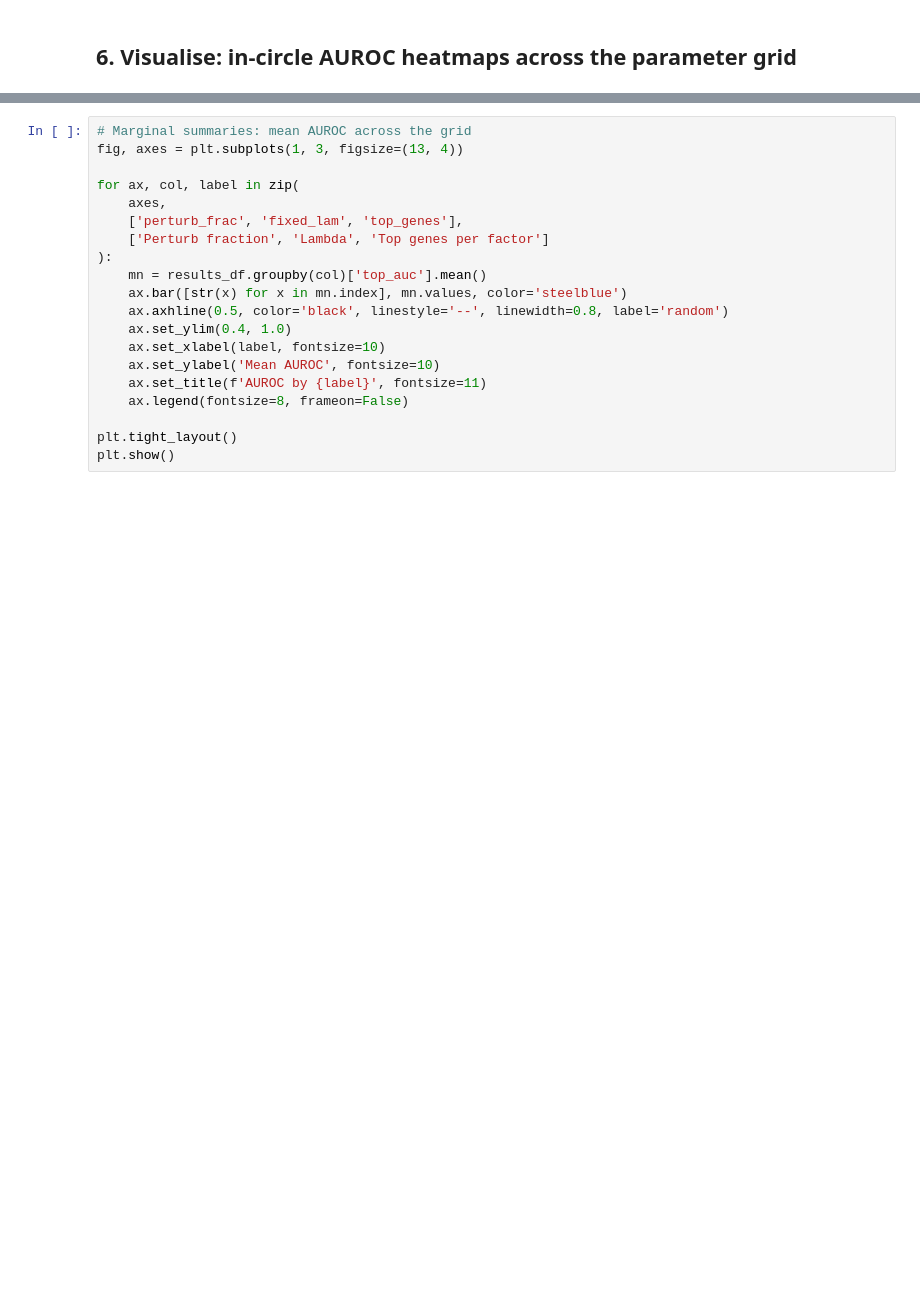
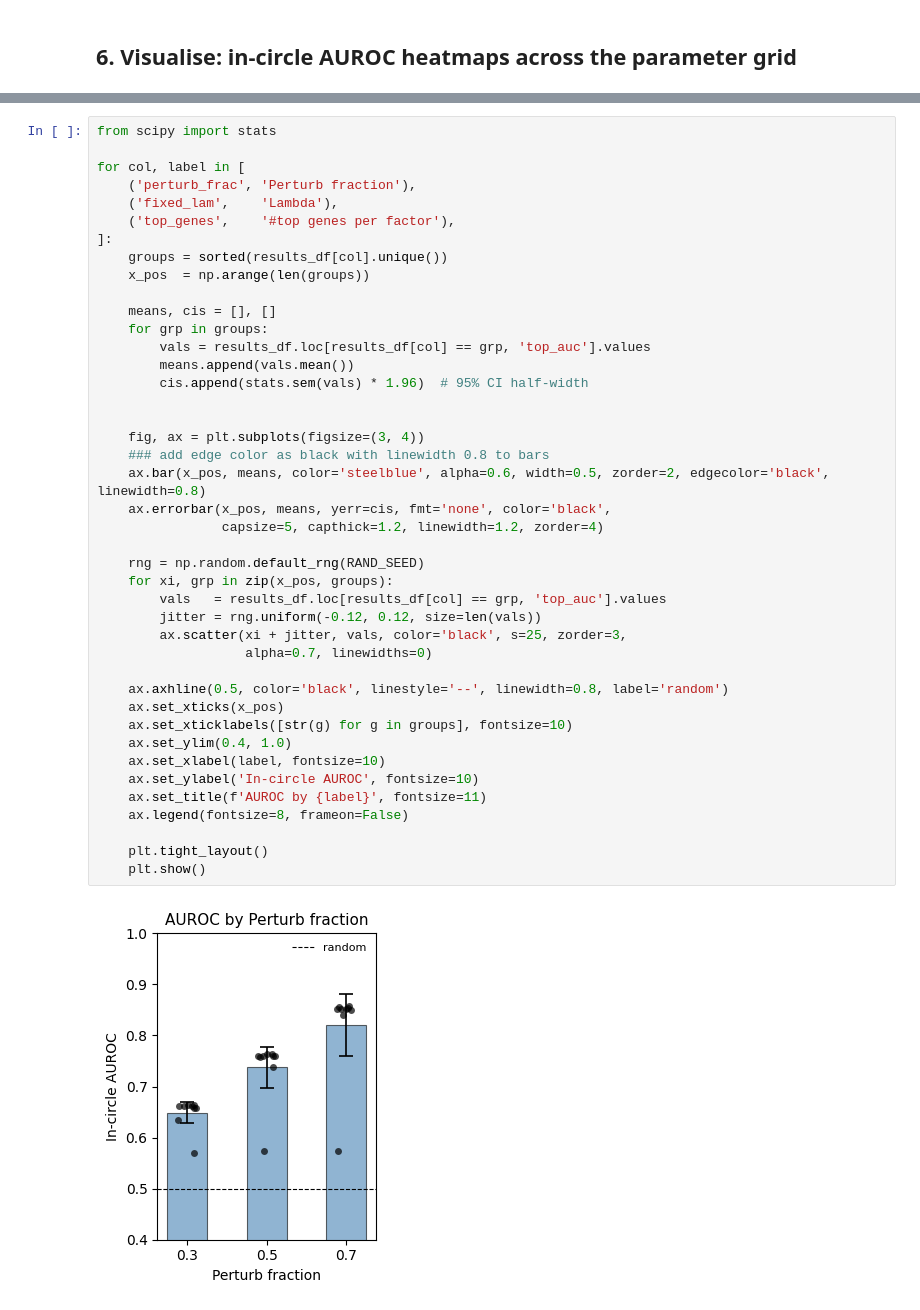
Before and after one commit to delipouya/SpatialPeeler, a Jupyter notebook: benchmark/code/B.6.benchmark_eval_grid.ipynb, the cells around one changed output, grey strips where cells are left out. Saved outputs shown, nothing was run; the diff lists cells and outputs as text; blank space fills up the shorter version.

```diff
--- a/benchmark/code/B.6.benchmark_eval_grid.ipynb
+++ b/benchmark/code/B.6.benchmark_eval_grid.ipynb
@@ -275,20 +325,44 @@ plot_auc_grid(results_df, 'best_auc',
-# %%
-# Marginal summaries: mean AUROC across the grid
-fig, axes = plt.subplots(1, 3, figsize=(13, 4))
-
-for ax, col, label in zip(
-    axes,
-    ['perturb_frac', 'fixed_lam', 'top_genes'],
-    ['Perturb fraction', 'Lambda', 'Top genes per factor']
-):
-    mn = results_df.groupby(col)['top_auc'].mean()
-    ax.bar([str(x) for x in mn.index], mn.values, color='steelblue')
-    ax.axhline(0.5, color='black', linestyle='--', linewidth=0.8, label='random')
-    ax.set_ylim(0.4, 1.0)
-    ax.set_xlabel(label, fontsize=10)
-    ax.set_ylabel('Mean AUROC', fontsize=10)
-    ax.set_title(f'AUROC by {label}', fontsize=11)
-    ax.legend(fontsize=8, frameon=False)
-
-plt.tight_layout()
-plt.show()
+# %%
+from scipy import stats
+
+for col, label in [
+    ('perturb_frac', 'Perturb fraction'),
+    ('fixed_lam',    'Lambda'),
+    ('top_genes',    '#top genes per factor'),
+]:
+    groups = sorted(results_df[col].unique())
+    x_pos  = np.arange(len(groups))
+
+    means, cis = [], []
+    for grp in groups:
+        vals = results_df.loc[results_df[col] == grp, 'top_auc'].values
+        means.append(vals.mean())
+        cis.append(stats.sem(vals) * 1.96)  # 95% CI half-width
+
+
+    fig, ax = plt.subplots(figsize=(3, 4))
+    ### add edge color as black with linewidth 0.8 to bars
+    ax.bar(x_pos, means, color='steelblue', alpha=0.6, width=0.5, zorder=2, edgecolor='black', linewidth=0.8)
+    ax.errorbar(x_pos, means, yerr=cis, fmt='none', color='black',
+                capsize=5, capthick=1.2, linewidth=1.2, zorder=4)
+
+    rng = np.random.default_rng(RAND_SEED)
+    for xi, grp in zip(x_pos, groups):
+        vals   = results_df.loc[results_df[col] == grp, 'top_auc'].values
+        jitter = rng.uniform(-0.12, 0.12, size=len(vals))
+        ax.scatter(xi + jitter, vals, color='black', s=25, zorder=3,
+                   alpha=0.7, linewidths=0)
+
+    ax.axhline(0.5, color='black', linestyle='--', linewidth=0.8, label='random')
+    ax.set_xticks(x_pos)
+    ax.set_xticklabels([str(g) for g in groups], fontsize=10)
+    ax.set_ylim(0.4, 1.0)
+    ax.set_xlabel(label, fontsize=10)
+    ax.set_ylabel('In-circle AUROC', fontsize=10)
+    ax.set_title(f'AUROC by {label}', fontsize=11)
+    ax.legend(fontsize=8, frameon=False)
+
+    plt.tight_layout()
+    plt.show()
+# %% [output]
+[figure, added]
```
Also changed, not shown: parts of 14 cells of this notebook.
